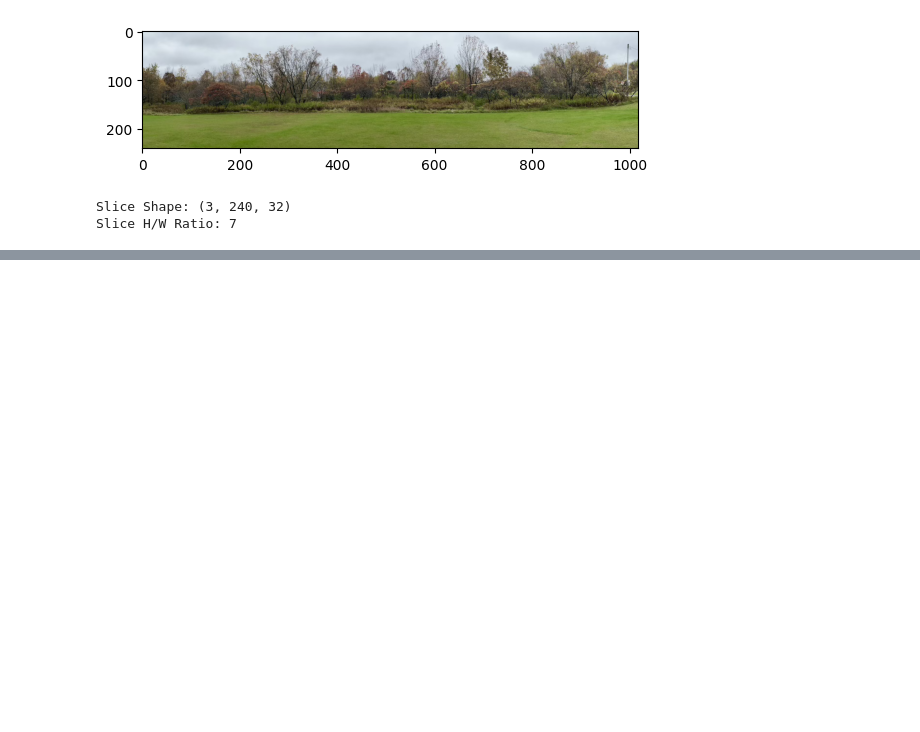
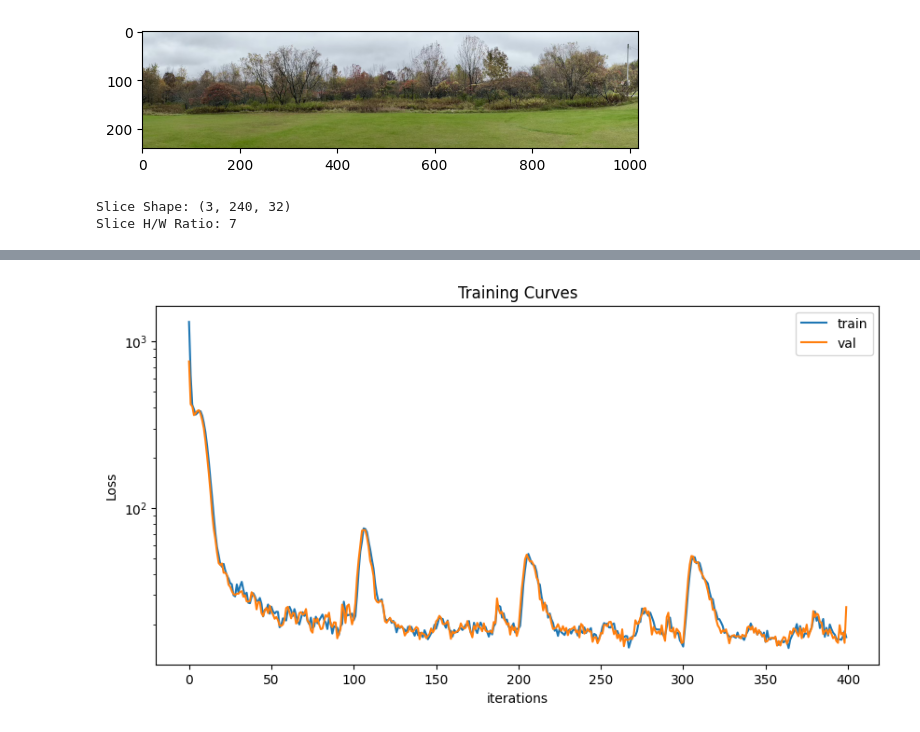
Before and after one commit to ddaeschler/vae-experiments, a Jupyter notebook: vae_image_pattern_conv_deep.ipynb, the cells around one changed output, grey strips where cells are left out. Drawn from its saved outputs; the diff is of its cells as text; code cells hidden in the pictures; blank space fills up the shorter version.

```diff
--- a/vae_image_pattern_conv_deep.ipynb
+++ b/vae_image_pattern_conv_deep.ipynb
@@ -267,7 +267,7 @@ class Decoder(nn.Module):
         self.norm2 = nn.LayerNorm([encoder_flat_dims])
         self.norm3 = nn.LayerNorm([*slice_shape])
 
-        self.relu = nn.LeakyReLU(relu_slope) # nn.LeakyReLU(0.2)
+        self.relu = nn.LeakyReLU(relu_slope)
         self.sigmoid = nn.Sigmoid()
 
     def forward(self, x):
@@ -305,10 +305,22 @@ class VAETrainingModel(nn.Module):
 
         return x, mean, log_var
 
-def cost_function(x, x_pred, mean, log_var, alpha=1.0, beta=1.0):
+def kld_anneal(total_epochs, current_epoch, m, r, beta):
+    tau = ((current_epoch - 1) % (total_epochs / m)) / (total_epochs / m)
+
+    if tau > r:
+        return 1.0
+    else:
+        return beta*tau
+
+def cost_function(x, x_pred, mean, log_var, total_epochs, current_epoch, alpha=1.0):
     reproduction_loss = nn.functional.mse_loss(x_pred, x)
     KLD      = - 0.5 * torch.sum(1 + log_var - mean.pow(2) - log_var.exp())
 
     print(f'Reproduction loss: {reproduction_loss}, KLD: {KLD}')
 
-    return alpha * reproduction_loss + beta * KLD
+    M = 4
+    R = 0.7
+    beta = kld_anneal(total_epochs, current_epoch, M, R, 0.5)
+
+    return alpha * reproduction_loss + beta * KLD, alpha * reproduction_loss + KLD
@@ -346,7 +380,7 @@ def train_model(model, next_batch, criterion, optimizer, scheduler, num_epochs=2
 
             # iterate over enough batches to try to cover the entire image (1 epoch)
             for _ in range(EPOCH_ITERS):
-                inputs = next_batch(BATCH_SIZE)
+                inputs = next_batch(BATCH_SIZE, slice_width//2)
                 # print('Batch is', inputs.shape[0])
                 inputs = inputs.to(DEVICE)
                 # our targets are the same as our inputs
@@ -363,8 +397,8 @@ def train_model(model, next_batch, criterion, optimizer, scheduler, num_epochs=2
                     # print(outputs.shape)
                     # attempt at KL cost annealing.
                     # see https://arxiv.org/pdf/1511.06349.pdf
-                    loss = criterion(targets, x_pred, mean, log_var,
-                                     10.0, min(1, epoch/1000.0))
+                    loss, const_loss = criterion(targets, x_pred, mean, log_var,
+                                                 num_epochs, epoch, 1000.0)
 
                     # backward + update weights only if in training phase
                     if phase == 'train':
@@ -372,7 +406,7 @@ def train_model(model, next_batch, criterion, optimizer, scheduler, num_epochs=2
                         optimizer.step()
 
                 # statistics
-                running_loss += loss.item() * inputs.size(0)
+                running_loss += const_loss.item() * inputs.size(0)
 
             if scheduler and phase == 'train':
                 scheduler.step()
@@ -398,7 +432,7 @@ def train_model(model, next_batch, criterion, optimizer, scheduler, num_epochs=2
 
     return model, training_curves
 # %%
-LEARNING_RATE = 3e-4
+LEARNING_RATE = 7e-4
 
 encoder = Encoder().to(DEVICE)
 print('Encoder: ', sum(p.numel() for p in encoder.parameters())/1e6, 'M parameters')
@@ -442,7 +476,7 @@ def get_batch(batch_size, index_multiple=1):
     #print(ret.shape)
     return ret
 # %%
-EPOCHS = 180
+EPOCHS = 400
 #train_model(training_model, get_batch, cost_function, optimizer_, scheduler_, EPOCHS)
-train_model(training_model, get_batch, cost_function, optimizer_, None, EPOCHS)
+model, training_curves = train_model(training_model, get_batch, cost_function, optimizer_, None, EPOCHS)
 # %% [output]
@@ -483,3 +500,16 @@ Best val Loss: 0.174264 at epoch 155
+# %%
+# plot training curves
+plt.figure(figsize=(10,5))
+plt.yscale('log')
+plt.title("Training Curves")
+plt.plot(training_curves['train_loss'] ,label="train")
+plt.plot(training_curves['val_loss'] ,label="val")
+plt.xlabel("iterations")
+plt.ylabel("Loss")
+plt.legend()
+plt.show()
+# %% [output]
+[figure, added]
 # %%
 import math
 # sample images from the latent space
```
Also changed, not shown: parts of 5 cells of this notebook, 2 other files.
